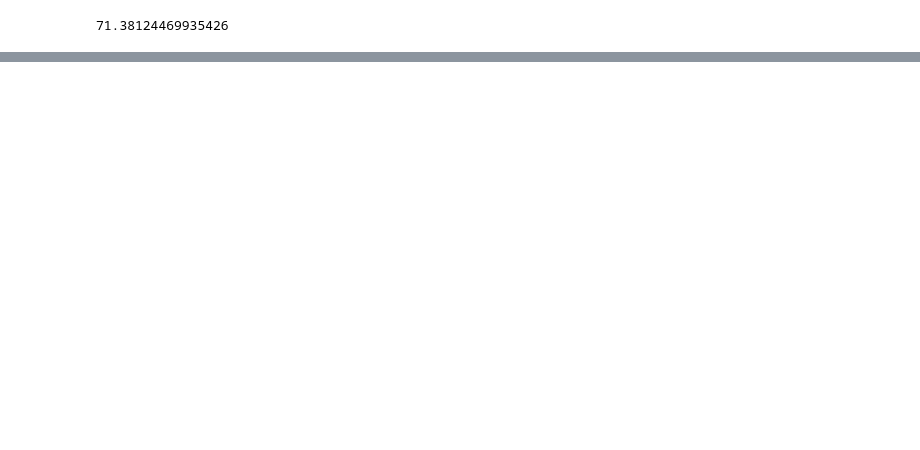
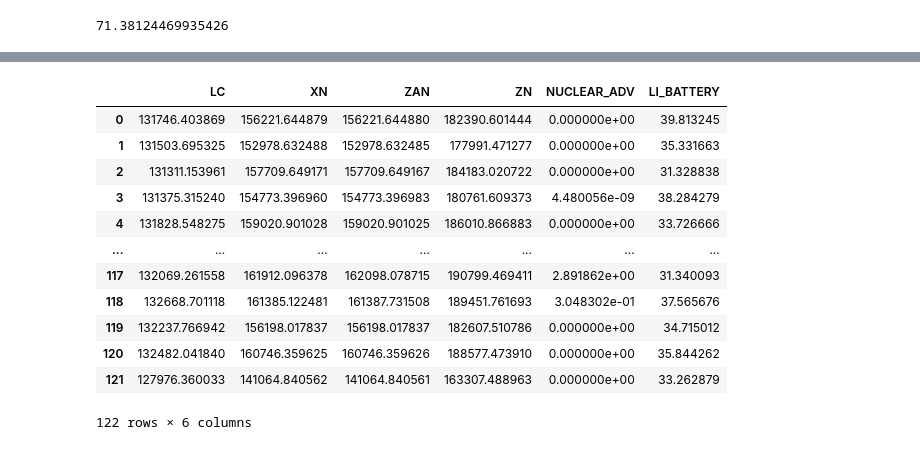
Before and after one commit to samgdotson/2021-dotson-ms, a Jupyter notebook: objective_plots.ipynb, the cells around one changed output, grey strips where cells are left out. Cells and saved outputs as stored; diff of their text form; code cells hidden in the pictures; blank space fills up the shorter version.

```diff
--- a/objective_plots.ipynb
+++ b/objective_plots.ipynb
@@ -89,3 +89,7 @@ Text(0.5, 1.0, 'Variability of Electricity Cost')
 90100.9761217599/tot_gwh*1000
 # %% [output]
 71.38124469935426
+# %%
+files = glob.glob('data/results/installed_capacity_2050_**_V2.csv')
+files.sort()
+files
@@ -91,0 +101,3 @@ Text(0.5, 1.0, 'Variability of Electricity Cost')
+# %%
+xan_df = pd.read_csv(files[1])
+xan_df
@@ -91,0 +118,18 @@ Text(0.5, 1.0, 'Variability of Electricity Cost')
+# %%
+df['NUCLEAR_ADV'] = xan_df.NUCLEAR_ADV
+df['LI_BATTERY'] = xan_df.LI_BATTERY
+df
+# %% [output]
+|  | LC | XN | ZAN | ZN | NUCLEAR_ADV | LI_BATTERY |
+| 0 | 131746.403869 | 156221.644879 | 156221.644880 | 182390.601444 | 0.000000e+00 | 39.813245 |
+| 1 | 131503.695325 | 152978.632488 | 152978.632485 | 177991.471277 | 0.000000e+00 | 35.331663 |
+| 2 | 131311.153961 | 157709.649171 | 157709.649167 | 184183.020722 | 0.000000e+00 | 31.328838 |
+| 3 | 131375.315240 | 154773.396960 | 154773.396983 | 180761.609373 | 4.480056e-09 | 38.284279 |
+| 4 | 131828.548275 | 159020.901028 | 159020.901025 | 186010.866883 | 0.000000e+00 | 33.726666 |
+| ... | ... | ... | ... | ... | ... | ... |
+| 117 | 132069.261558 | 161912.096378 | 162098.078715 | 190799.469411 | 2.891862e+00 | 31.340093 |
+| 118 | 132668.701118 | 161385.122481 | 161387.731508 | 189451.761693 | 3.048302e-01 | 37.565676 |
+| 119 | 132237.766942 | 156198.017837 | 156198.017837 | 182607.510786 | 0.000000e+00 | 34.715012 |
+| 120 | 132482.041840 | 160746.359625 | 160746.359626 | 188577.473910 | 0.000000e+00 | 35.844262 |
+| 121 | 127976.360033 | 141064.840562 | 141064.840561 | 163307.488963 | 0.000000e+00 | 33.262879 |
+122 rows × 6 columns
```
Also changed, not shown: parts of 11 cells of this notebook.
